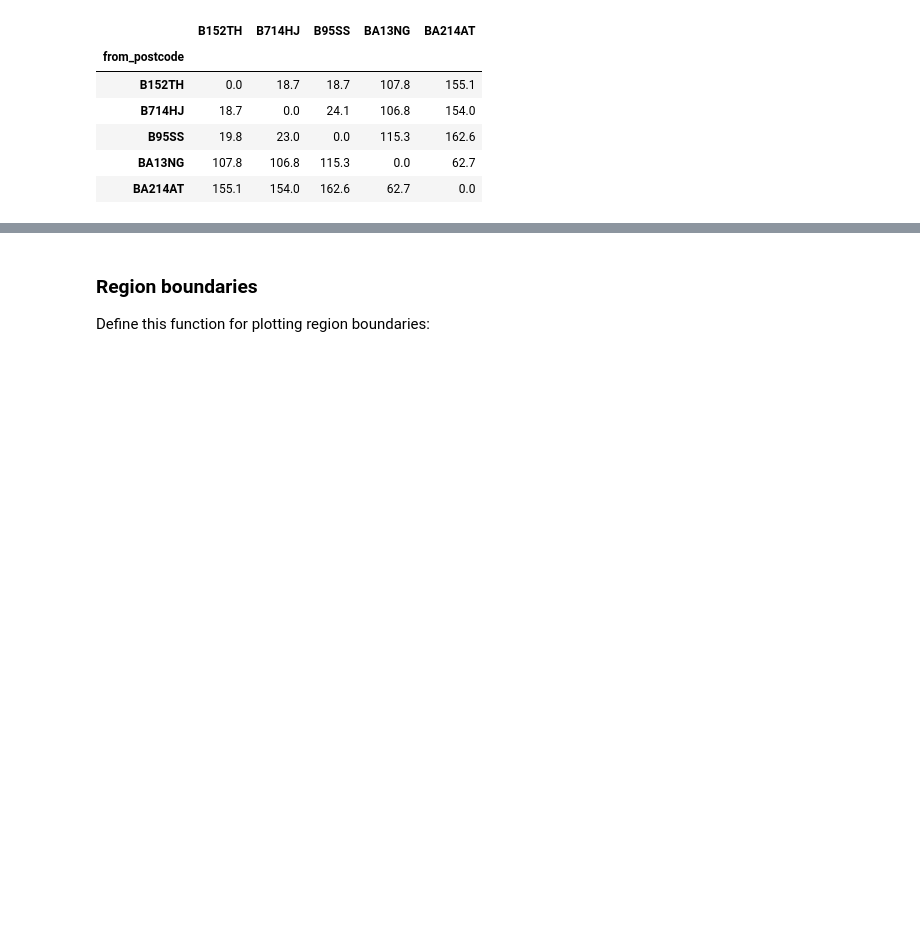
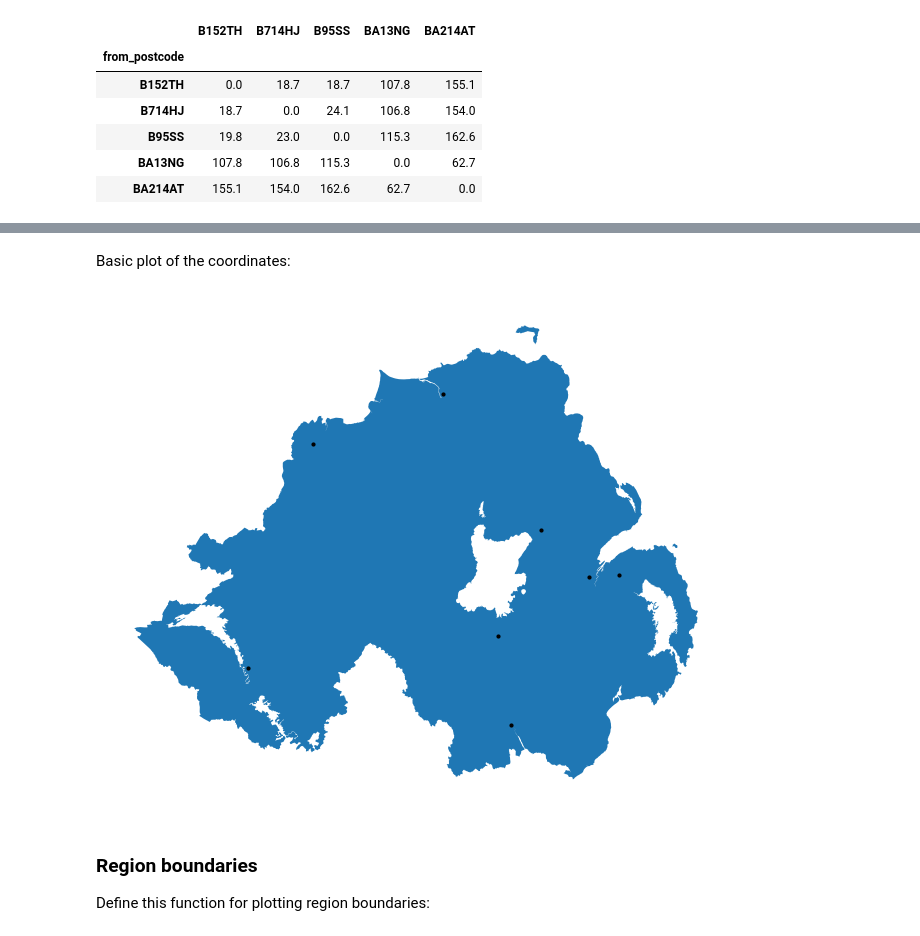
Before and after one commit to stroke-modelling/stroke-maps, a Jupyter notebook: docs/02_import_data.ipynb, the cells around one changed output, grey strips where cells are left out. Drawn from its saved outputs; the diff is of its cells as text; code cells hidden in the pictures; blank space fills up the shorter version.

```diff
--- a/docs/02_import_data.ipynb
+++ b/docs/02_import_data.ipynb
@@ -134,0 +228,4 @@ df_unit_coords.head(3)
+# %%
+gdf_unit_coords_ni = stroke_maps.load_data.stroke_unit_coordinates_ni()
+
+gdf_unit_coords_ni.head(3)
@@ -135,3 +238,15 @@ df_unit_coords.head(3)
+# %% [markdown]
+Basic plot of the coordinates:
+# %%
+gdf_ni = stroke_maps.load_data.ni_outline()
+
+fig, ax = plt.subplots(figsize=(8, 8))
+gdf_ni.plot(ax=ax)
+ax.scatter(gdf_unit_coords_ni['easting'], gdf_unit_coords_ni['northing'], color='k', s=4)
+ax.axis('off')
+plt.show()
+# %% [output]
+[figure, added]
 # %% [markdown]
 ### Region boundaries
 
```
Also changed, not shown: parts of 25 cells of this notebook, 18 other files.
